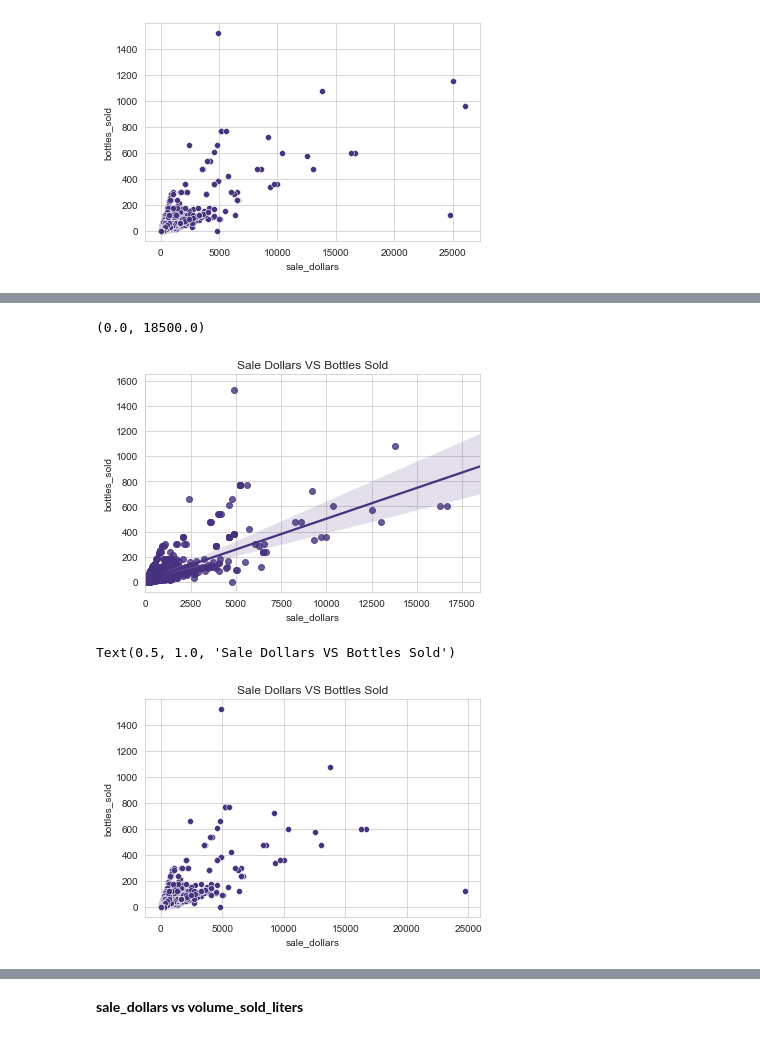
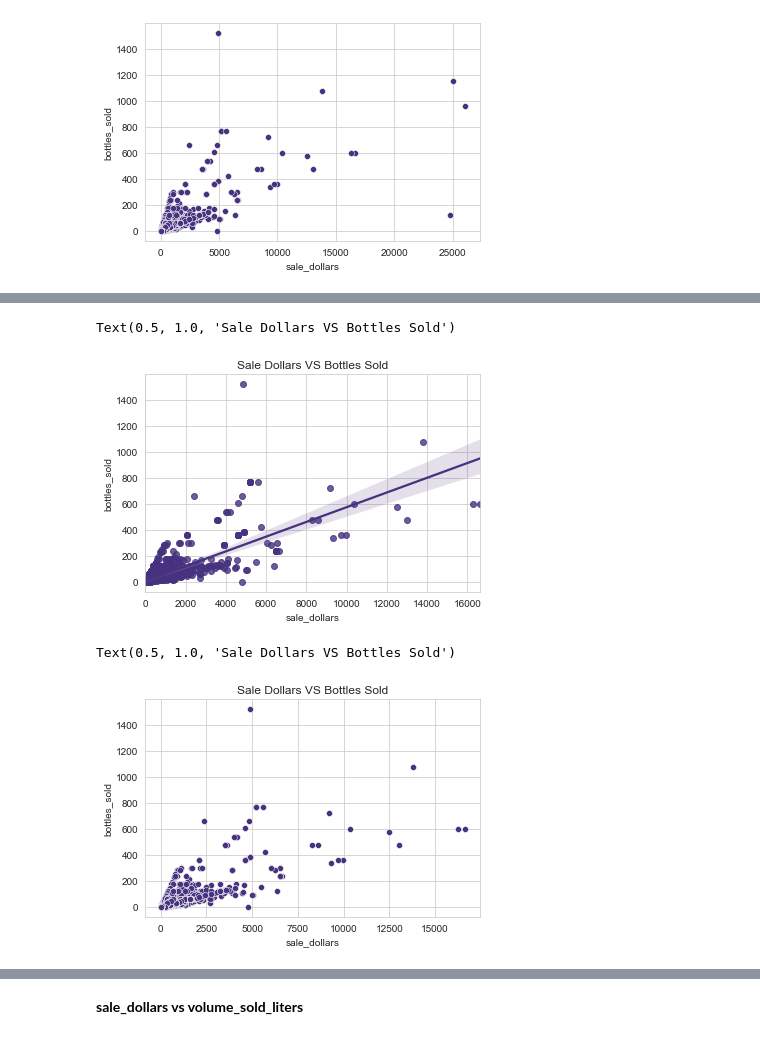
Before and after one commit to jafar-shodiq/mlearning-proj, a Jupyter notebook: project/exploring-iowa-liquor-sales/sales.ipynb, the cells around one changed output, grey strips where cells are left out. Saved outputs shown, nothing was run; the diff lists cells and outputs as text; code cells hidden in the pictures.

```diff
--- a/project/exploring-iowa-liquor-sales/sales.ipynb
+++ b/project/exploring-iowa-liquor-sales/sales.ipynb
@@ -1661,18 +1662,17 @@ df[df['sale_dollars'] > 25000]
 | 1934 | costco wholesale | west des moines | 50266 | POINT (-93.806489 41.561342) | dallas | straight rye whiskies | wilson daniels ltd. | templeton rye | ... |
 # %%
 sns.regplot(x='sale_dollars', y='bottles_sold',
-            data=df[df['sale_dollars'] < 25000])
+            data=df[df['sale_dollars'] < 20000])
 plt.title('Sale Dollars VS Bottles Sold')
-plt.xlim(0, 18500)
 # %% [output]
-(0.0, 18500.0)
+Text(0.5, 1.0, 'Sale Dollars VS Bottles Sold')
-[figure, old version]
+[figure, new version]
 # %%
 sns.scatterplot(x='sale_dollars', y='bottles_sold',
-            data=df[df['sale_dollars'] < 25000])
+            data=df[df['sale_dollars'] < 20000])
 plt.title('Sale Dollars VS Bottles Sold')
 # %% [output]
 Text(0.5, 1.0, 'Sale Dollars VS Bottles Sold')
-[figure, old version]
+[figure, new version]
 # %%
 sns.jointplot(x='sale_dollars', y='bottles_sold',
```
Also changed, not shown: parts of 10 cells of this notebook.
